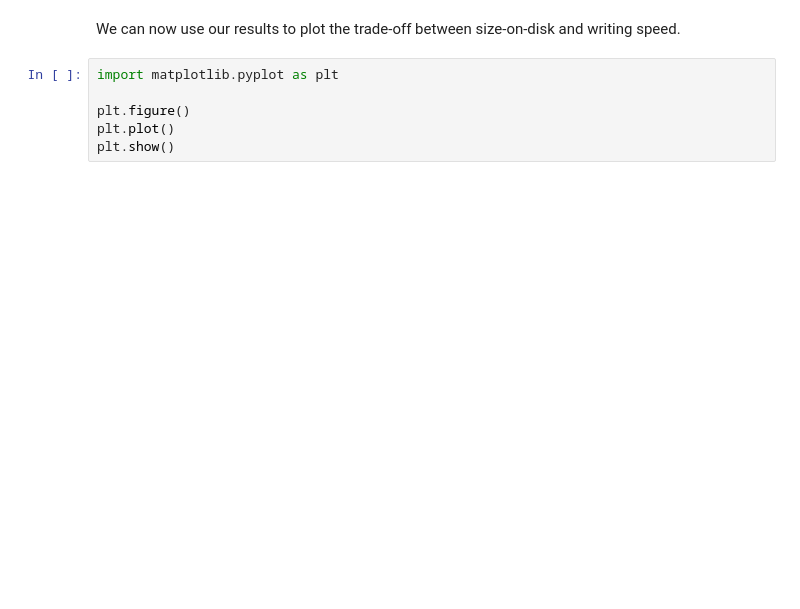
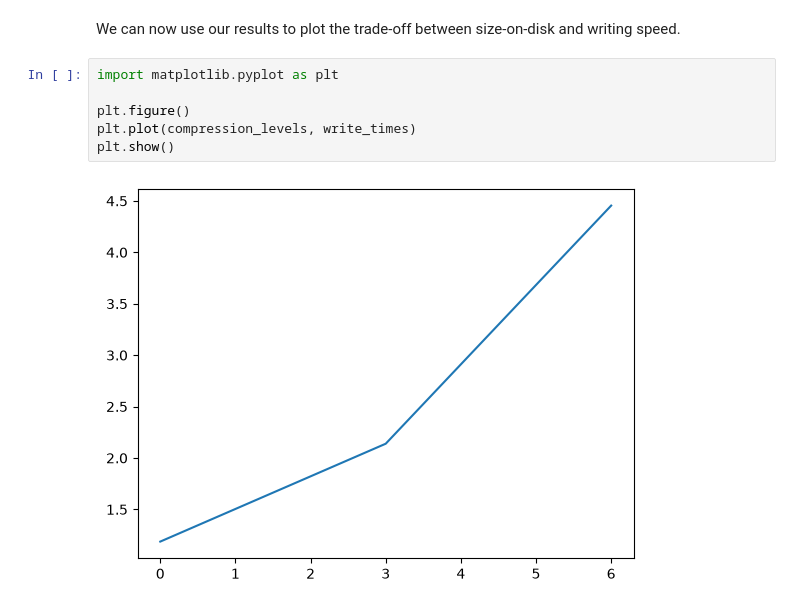
Before and after one commit to neuroinformatics-unit/course-large-array-data, a Jupyter notebook: notebooks/5_remote_file_compression.ipynb, the cells around one changed output. Drawn from its saved outputs; the diff is of its cells as text; blank space fills up the shorter version.

```diff
--- a/notebooks/5_remote_file_compression.ipynb
+++ b/notebooks/5_remote_file_compression.ipynb
@@ -77,6 +79,8 @@ We can now use our results to plot the trade-off between size-on-disk and writin
 # %%
 import matplotlib.pyplot as plt
 
 plt.figure()
-plt.plot()
+plt.plot(compression_levels, write_times)
 plt.show()
+# %% [output]
+[figure, added]
```
Also changed, not shown: parts of 6 cells of this notebook, 8 other files.
